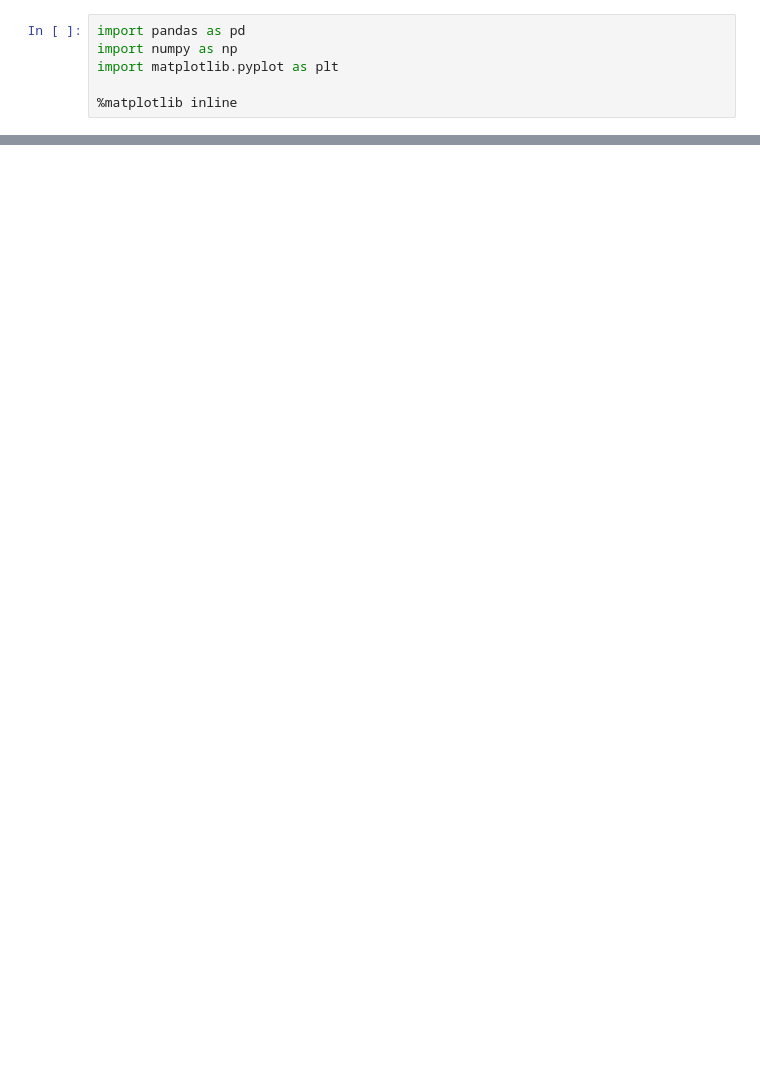
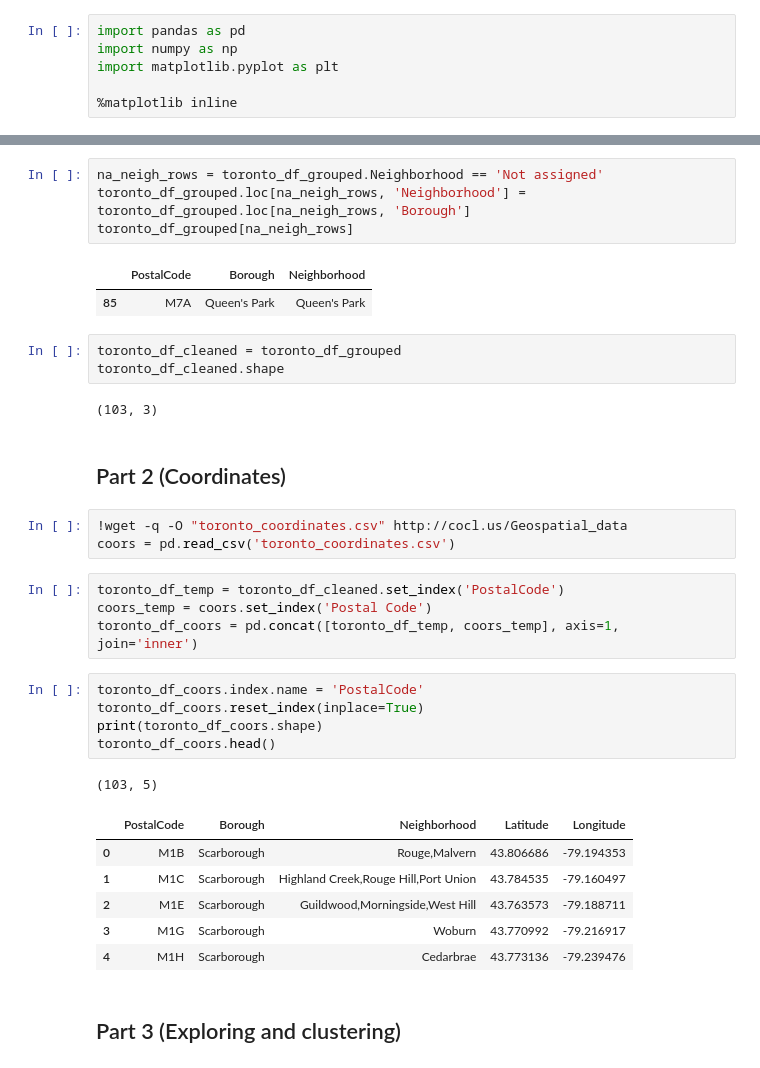
Before and after one commit to inyongji/IBMCoursera-Capstone-Project, a Jupyter notebook: Clustering.ipynb, the cells around one changed output, grey strips where cells are left out. Cells and saved outputs as stored; diff of their text form; blank space fills up the shorter version.

```diff
--- a/Clustering.ipynb
+++ b/Clustering.ipynb
@@ -29,0 +89,36 @@ df[df['Borough']!='Not assigned']
+# %%
+na_neigh_rows = toronto_df_grouped.Neighborhood == 'Not assigned'
+toronto_df_grouped.loc[na_neigh_rows, 'Neighborhood'] = toronto_df_grouped.loc[na_neigh_rows, 'Borough']
+toronto_df_grouped[na_neigh_rows]
+# %% [output]
+|  | PostalCode | Borough | Neighborhood |
+| 85 | M7A | Queen's Park | Queen's Park |
+# %%
+toronto_df_cleaned = toronto_df_grouped
+toronto_df_cleaned.shape
+# %% [output]
+(103, 3)
+# %% [markdown]
+## Part 2 (Coordinates)
+# %%
+!wget -q -O "toronto_coordinates.csv" http://cocl.us/Geospatial_data
+coors = pd.read_csv('toronto_coordinates.csv')
+# %%
+toronto_df_temp = toronto_df_cleaned.set_index('PostalCode')
+coors_temp = coors.set_index('Postal Code')
+toronto_df_coors = pd.concat([toronto_df_temp, coors_temp], axis=1, join='inner')
+# %%
+toronto_df_coors.index.name = 'PostalCode'
+toronto_df_coors.reset_index(inplace=True)
+print(toronto_df_coors.shape)
+toronto_df_coors.head()
+# %% [output]
+(103, 5)
+|  | PostalCode | Borough | Neighborhood | Latitude | Longitude |
+| 0 | M1B | Scarborough | Rouge,Malvern | 43.806686 | -79.194353 |
+| 1 | M1C | Scarborough | Highland Creek,Rouge Hill,Port Union | 43.784535 | -79.160497 |
+| 2 | M1E | Scarborough | Guildwood,Morningside,West Hill | 43.763573 | -79.188711 |
+| 3 | M1G | Scarborough | Woburn | 43.770992 | -79.216917 |
+| 4 | M1H | Scarborough | Cedarbrae | 43.773136 | -79.239476 |
+# %% [markdown]
+## Part 3 (Exploring and clustering)
```
Also changed, not shown: parts of 24 cells of this notebook.
